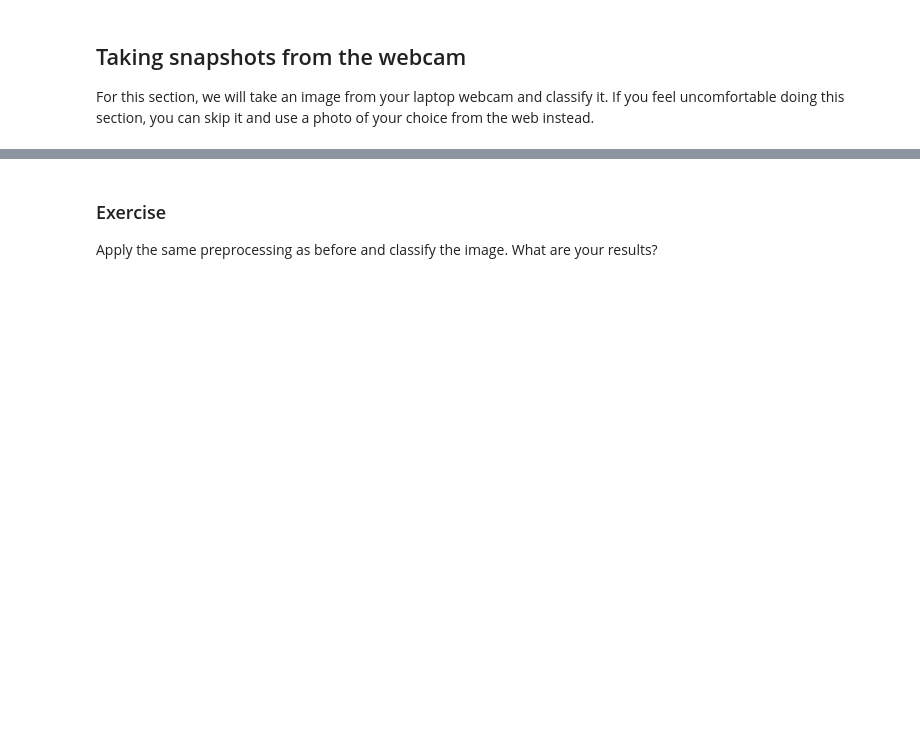
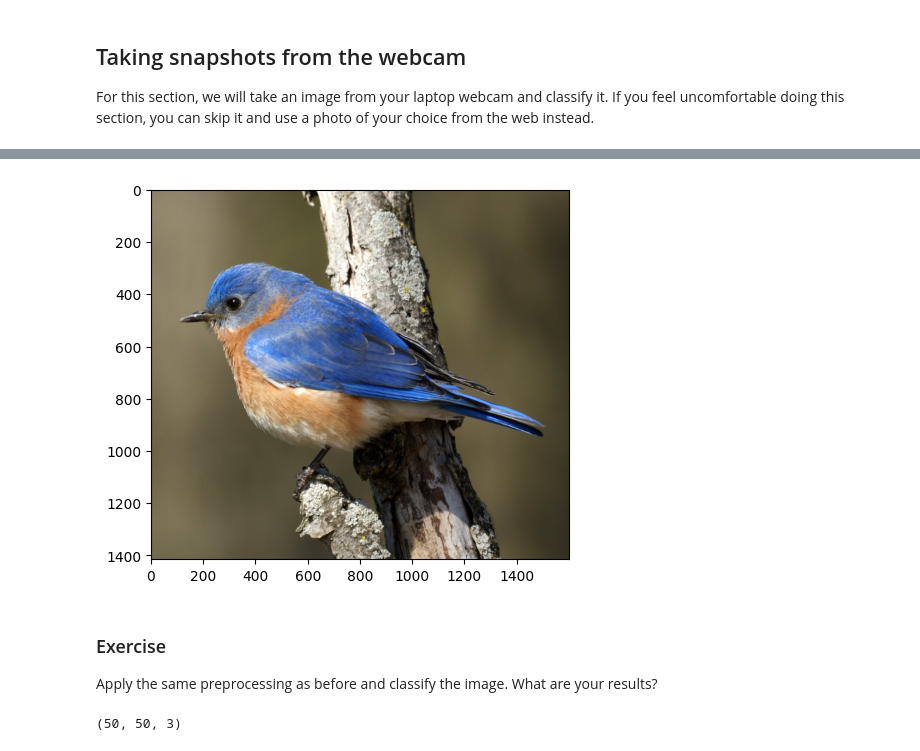
Before and after one commit to Urooj1607/deep_learning, a Jupyter notebook: 01_materials/labs/lab_4.ipynb, the cells around one changed output, grey strips where cells are left out. Drawn from its saved outputs; the diff is of its cells as text; code cells hidden in the pictures; blank space fills up the shorter version.

```diff
--- a/01_materials/labs/lab_4.ipynb
+++ b/01_materials/labs/lab_4.ipynb
@@ -291,7 +293,8 @@ def camera_grab(camera_id=0, fallback_filename=None):
         camera.release()
     return image
 # %%
-image = camera_grab(camera_id=0, fallback_filename=None)
+image = camera_grab(camera_id=0, fallback_filename= 'Bird.jpeg')
 plt.imshow(image)
 print("dtype: {}, shape: {}, range: {}".format(
     image.dtype, image.shape, (image.min(), image.max())))
+# %% [output]
@@ -298,4 +303,12 @@ print("dtype: {}, shape: {}, range: {}".format(
+[figure, added]
 # %% [markdown]
 ### Exercise
 
 Apply the same preprocessing as before and classify the image. What are your results?
+# %%
+from skimage.transform import resize
+image2 = imread('Bird.jpeg')
+resize_image = resize(image2, (50, 50), mode='reflect', anti_aliasing=True)
+resize_image.shape
+# %% [output]
+(50, 50, 3)
```
Also changed, not shown: parts of 5 cells of this notebook.
